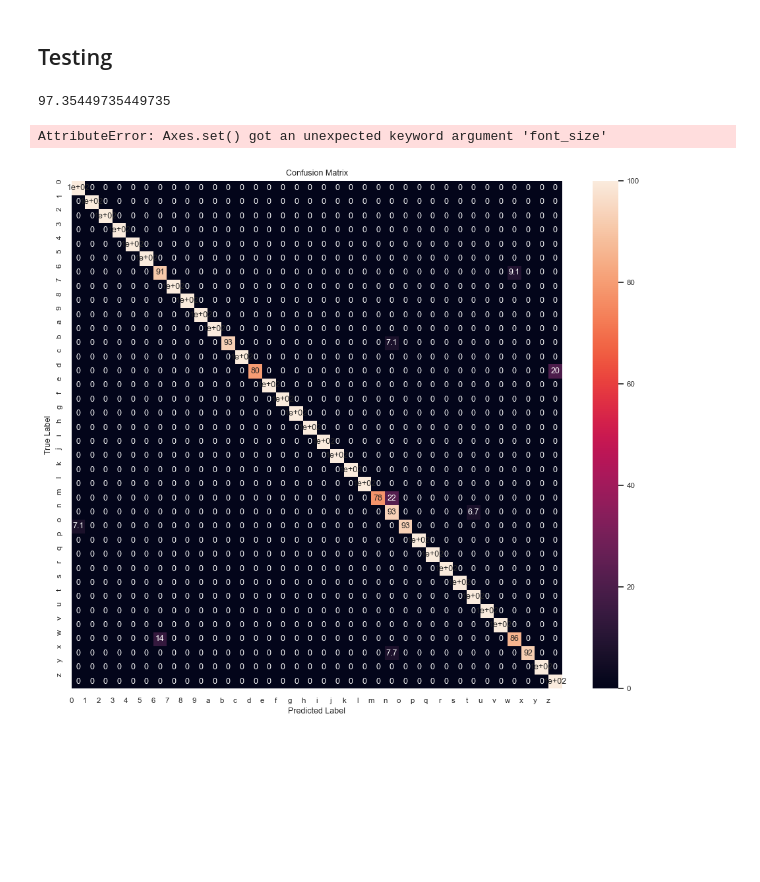
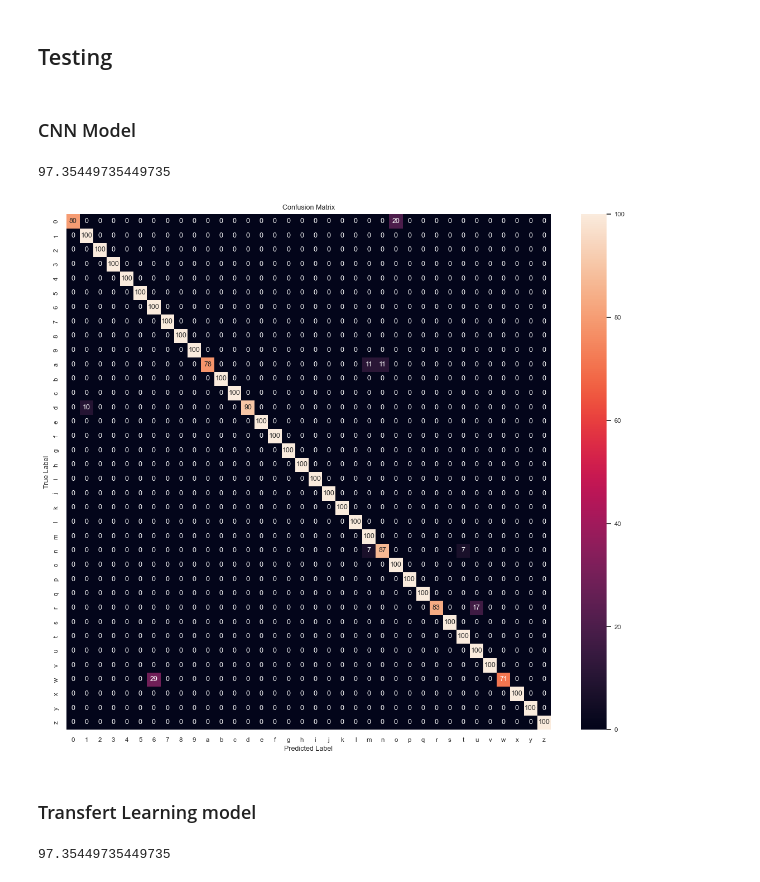
Before and after one commit to olivieradjagba/sign-language-alphabet-recognition, a Jupyter notebook: src/draft2.ipynb, the cells around one changed output. Drawn from its saved outputs; the diff is of its cells as text; code cells hidden in the pictures; blank space fills up the shorter version.

```diff
--- a/src/draft2.ipynb
+++ b/src/draft2.ipynb
@@ -358,12 +90,0 @@ from src.trainer import SignLanguageModelTrainer
-# %%
-# Initialize the model
-model_type = 'tl' # 'cnn' or 'tl' or 'vt'
-model = SignLanguageCNN(num_classes=num_classes) if model_type == 'cnn' \
-    else SignLanguageTL(models.resnet50, weights, num_classes=num_classes)
-
-criterion = nn.CrossEntropyLoss()  # Suitable for classification
-optimizer = optim.Adam(model.parameters(), lr=LR)
-# optimizer = optim.SGD(model.parameters(), lr=LR*5, momentum=0.9)
-
-trainer = SignLanguageModelTrainer(model, classes, save_path=save_path[model_type], device=device)
-# summary(model, (NB_CHANNELS, *INPUT_SHAPE))#, device=device.type)
@@ -390,0 +91,21 @@ Epoch 20/20, Train Loss: 0.0077, Val Loss: 0.0952
+# %%
+def get_trainer(model_type:Literal['cnn', 'tl', 'vit']) -> tuple[SignLanguageModelTrainer, nn.Module]:
+    if model_type == 'cnn':
+        model = SignLanguageCNN(num_classes)
+    elif model_type == 'tl':
+        model = SignLanguageTL(num_classes, pretrained_model, weights)
+    elif model_type == 'vit':
+        model = SignLanguageViT(num_classes,
+                                d_model,
+                                ffn_hidden_size,
+                                INPUT_SHAPE,
+                                patch_size,
+                                NB_CHANNELS,
+                                n_heads,
+                                n_layers,
+                                dropout,
+                                learnable_pos_enc)
+    else:
+        raise ValueError(f"Model type {model_type} not implemented yet.")
+
+    return SignLanguageModelTrainer(model, classes, save_path=save_path[model_type], device=device), model
@@ -396,16 +162,31 @@ trainer.plot_losses(train_losses, val_losses)
 # %% [markdown]
 ## Testing
+# %% [markdown]
+### CNN Model
 # %%
 # Evaluate
-trainer.load_model()
+model_type = 'cnn' # 'cnn' or 'tl' or 'vt'
+
+trainer, _ = get_trainer(model_type)
+trainer.load_model(save_path[model_type])
 acc, y_true, y_pred = trainer.evaluate(test, is_test=True)
 acc
 # %% [output]
 97.35449735449735
 # %%
 sns.set_theme(font_scale=0.75)
-figsize = (12, 10)
-trainer.plot_confusion_matrix(y_true, y_pred, classes, figsize=figsize, normalize=True)
+figsize = (14, 12)
+trainer.plot_confusion_matrix(y_true, y_pred, classes, figsize=figsize, normalize=True, fmt='.0f')
 # %% [output]
-AttributeError: Axes.set() got an unexpected keyword argument 'font_size'
-[figure, old version]
+[figure, new version]
+# %% [markdown]
+### Transfert Learning model
+# %%
+model_type = 'tl' # 'cnn' or 'tl' or 'vt'
+
+trainer, _ = get_trainer(model_type)
+trainer.load_model(save_path[model_type])
+acc, y_true, y_pred = trainer.evaluate(test, is_test=True)
+acc
+# %% [output]
+97.35449735449735
```
Also changed, not shown: parts of 21 cells of this notebook, 12 other files.
